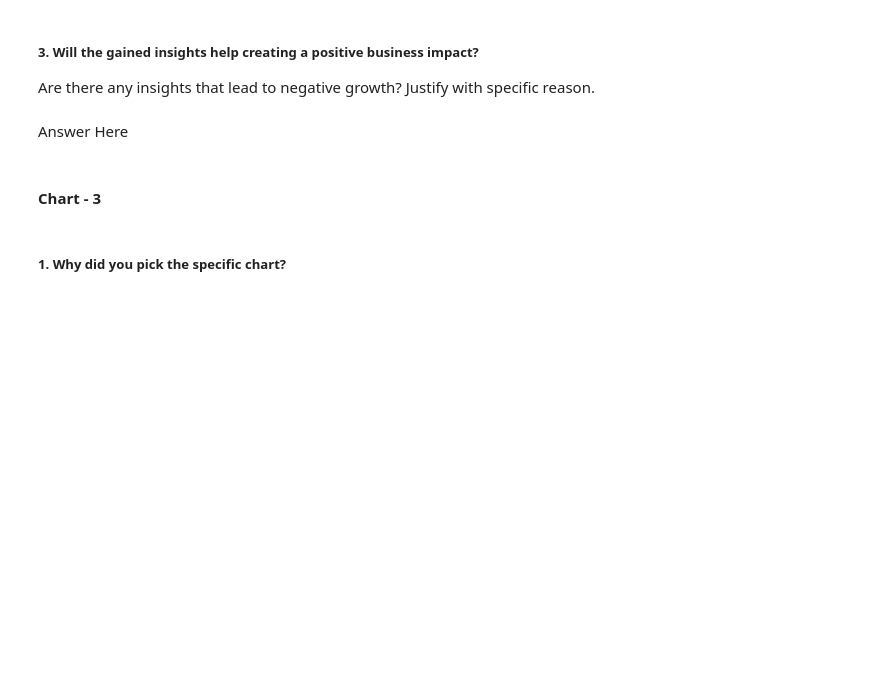
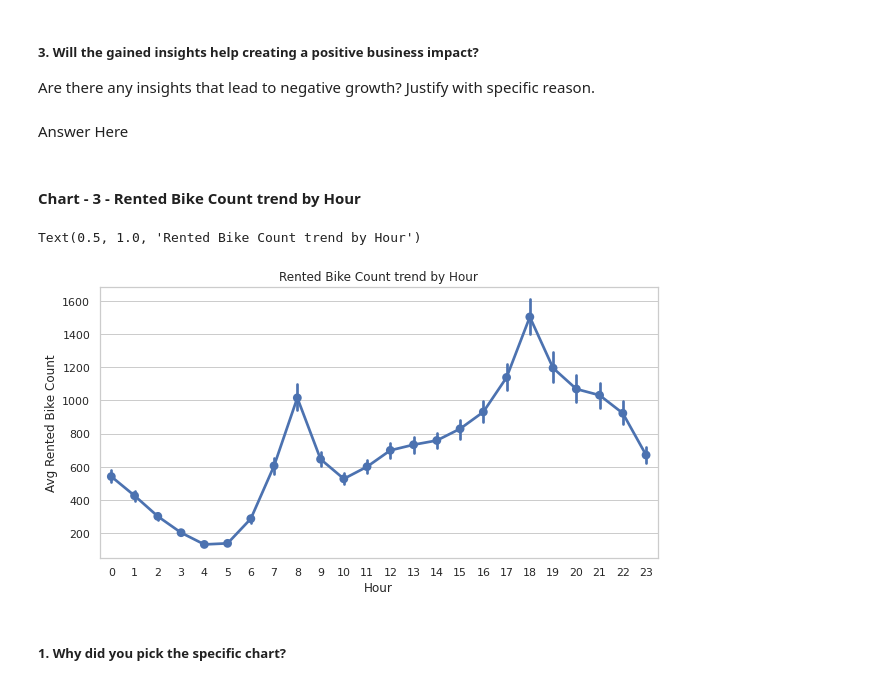
Before and after one commit to ayush9304/BikeSharingDemandPrediction, a Jupyter notebook: Bike_Sharing_Demand_Prediction.ipynb, the cells around one changed output. Drawn from its saved outputs; the diff is of its cells as text; code cells hidden in the pictures; blank space fills up the shorter version.

Commit message:
Added some charts

```diff
--- a/Bike_Sharing_Demand_Prediction.ipynb
+++ b/Bike_Sharing_Demand_Prediction.ipynb
@@ -364,3 +372,6 @@ df['prev_rented_bike_count'] = df['Rented Bike Count'].shift(1)
+# %%
+# Creating Temperature bin of 1°C intervals that will help in visualizations
+df['Temperature Bin'] = df['Temperature(°C)'].round(0).astype('int64')
 # %% [markdown]
 ### What all manipulations have you done and insights you found?
 # %% [markdown]
@@ -420,4 +431,4 @@ Are there any insights that lead to negative growth? Justify with specific reaso
 # %% [markdown]
 Answer Here
 # %% [markdown]
-#### Chart - 3
+#### Chart - 3 - Rented Bike Count trend by Hour
@@ -426,3 +435,12 @@ Answer Here
+# %%
+# Average Rented Bike Count by Hour
+plt.figure(figsize=(10,5))
+sns.pointplot(x='Hour', y='Rented Bike Count', data=df)
+plt.ylabel("Avg Rented Bike Count")
+plt.title("Rented Bike Count trend by Hour")
+# %% [output]
+Text(0.5, 1.0, 'Rented Bike Count trend by Hour')
+[figure, added]
 # %% [markdown]
 ##### 1. Why did you pick the specific chart?
 # %% [markdown]
```
Also changed, not shown: parts of 22 cells of this notebook.
